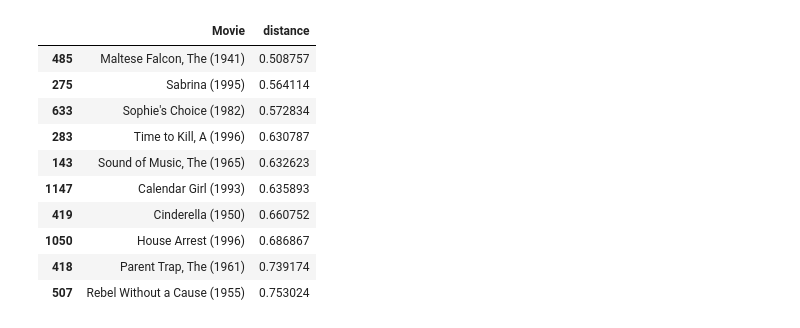
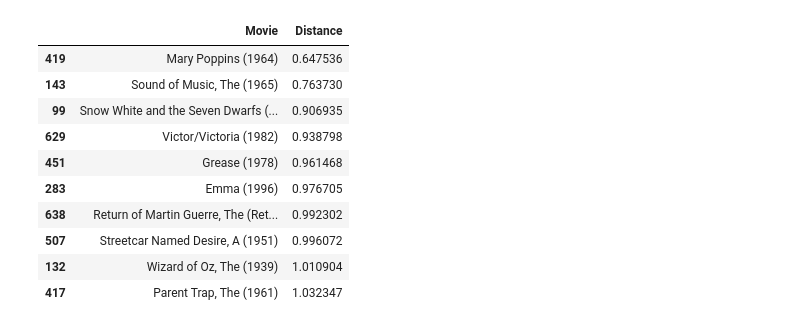
Before and after one commit to jgalsurkar/Movie_Recommender_Collaborative_Filtering, a Jupyter notebook: Movie_Recommender.ipynb, the cells around one changed output. Cells and saved outputs as stored; diff of their text form; code cells hidden in the pictures.

Commit message:
run for higher iterations

```diff
--- a/Movie_Recommender.ipynb
+++ b/Movie_Recommender.ipynb
@@ -103,0 +253,38 @@ def distance(a, b):
+# %%
+def RMSE(y_test, predictions):
+    """Compute the Root Mean Squared Error between test target and predictions
+
+    Parameters
+    ----------
+    y_test : array-like
+        Test targets
+
+    predicted : array-like
+        predictions made on the test data
+
+    Returns
+    ----------
+    rmse : float
+        Root mean squared error between test targets and predictions
+    """
+    rmse = (np.sqrt(((y_test - predictions)**2).mean()))
+    return rmse
+# %%
+def distance(a, b):
+    """Compute the euclidean distance between two vectors
+
+    Parameters
+    ----------
+    a : array-like,
+        First vector
+
+    b : array-like
+        Second vector
+
+    Returns
+    ----------
+    dist : float
+        Euclidean distance
+    """
+    dist = np.linalg.norm(a-b)
+    return dist
@@ -104,4 +297,6 @@ def distance(a, b):
 # %%
+# Matrix factorization parameters
 sigma = 0.25
 rank = 10
 lmbda = 1
+iterations = 100
@@ -115,7 +307,7 @@ recommenders = []
 rmse = []
 for i in range(10):
     movie_recommender = MovieRecommender(ratings, movie_names, sigma, rank, lmbda)
-    movie_recommender.fill_ratings(100)
+    movie_recommender.fill_ratings(iterations)
     recommenders.append(movie_recommender)
     predictions = movie_recommender.predict(ratings_test)
     rmse.append(RMSE(ratings_test[2], predictions))
@@ -169,16 +368,15 @@ best_recommender.get_closest(star_wars, 10, distance)
 # %%
-fair_lady = best_recommender.get_movie_loc('My Fair Lady (1964)')
-best_recommender.get_closest(fair_lady, 10, distance)
+best_recommender.get_closest('My Fair Lady (1964)', 10, distance)
 # %% [output]
-|  | Movie | distance |
-| 485 | Maltese Falcon, The (1941) | 0.508757 |
-| 275 | Sabrina (1995) | 0.564114 |
-| 633 | Sophie's Choice (1982) | 0.572834 |
-| 283 | Time to Kill, A (1996) | 0.630787 |
-| 143 | Sound of Music, The (1965) | 0.632623 |
-| 1147 | Calendar Girl (1993) | 0.635893 |
-| 419 | Cinderella (1950) | 0.660752 |
-| 1050 | House Arrest (1996) | 0.686867 |
-| 418 | Parent Trap, The (1961) | 0.739174 |
-| 507 | Rebel Without a Cause (1955) | 0.753024 |
+|  | Movie | Distance |
+| 419 | Mary Poppins (1964) | 0.647536 |
+| 143 | Sound of Music, The (1965) | 0.763730 |
+| 99 | Snow White and the Seven Dwarfs (... | 0.906935 |
+| 629 | Victor/Victoria (1982) | 0.938798 |
+| 451 | Grease (1978) | 0.961468 |
+| 283 | Emma (1996) | 0.976705 |
+| 638 | Return of Martin Guerre, The (Ret... | 0.992302 |
+| 507 | Streetcar Named Desire, A (1951) | 0.996072 |
+| 132 | Wizard of Oz, The (1939) | 1.010904 |
+| 417 | Parent Trap, The (1961) | 1.032347 |
 # %%
```
Also changed, not shown: parts of 14 cells of this notebook.
